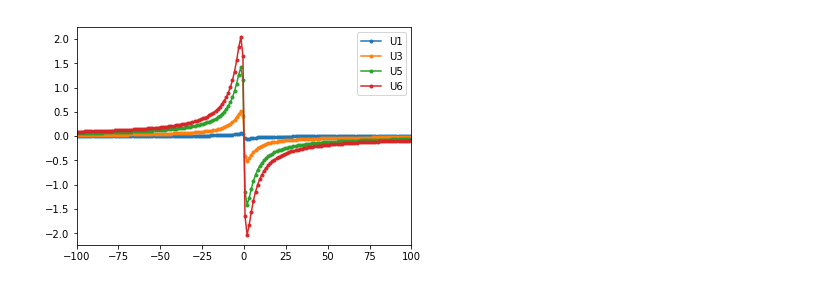
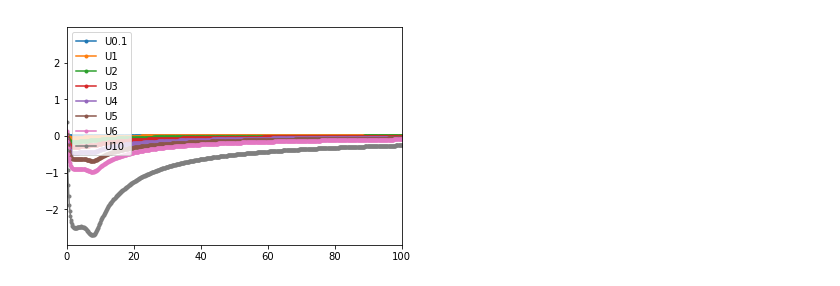
Before and after one commit to atsushiookubo/IPT, a Jupyter notebook: finding_self_energy.ipynb, the cells around one changed output. Saved outputs shown, nothing was run; the diff lists cells and outputs as text; code cells hidden in the pictures.

Commit message:
self_energy

```diff
--- a/finding_self_energy.ipynb
+++ b/finding_self_energy.ipynb
@@ -73,14 +113,15 @@ plt.show()
 # %%
 #U=3の計算開始
 #自己エネルギー。初期値0
-self_energy_iwn_U3=np.zeros_like(w_n)
+self_energy_iwn=np.zeros_like(w_n)
 new_self_energy_iwn_U3=Self_energy_iwn(3)
-relative_error_U3=np.abs((new_self_energy_iwn_U3-self_energy_iwn_U3).imag/(new_self_energy_iwn_U3.imag))
-#相対誤差が０.００１より小さくなるまでループ
-while(np.max(relative_error_U3)>10**(-3)):
+relative_error_U3=np.abs((new_self_energy_iwn_U3-self_energy_iwn).imag/(new_self_energy_iwn_U3.imag))
+#相対誤差が０.００0１より小さくなるまでループ
+while(np.max(relative_error_U3)>10**(-4)):
     new_self_energy_iwn_U3=Self_energy_iwn(3)
-    relative_error_U3=np.abs((new_self_energy_iwn_U3-self_energy_iwn_U3).imag/(new_self_energy_iwn_U3.imag))
-    self_energy_iwn_U3=k*new_self_energy_iwn_U3+(1-k)*self_energy_iwn_U3
+    relative_error_U3=np.abs((new_self_energy_iwn_U3-self_energy_iwn).imag/(new_self_energy_iwn_U3.imag))
+    self_energy_iwn=k*new_self_energy_iwn_U3+(1-k)*self_energy_iwn
+self_energy_iwn_U3=self_energy_iwn
 #U=3の計算終了
 
 plt.plot(w_n, self_energy_iwn_U3.imag, label='U3', marker=".")
@@ -111,11 +176,12 @@ plt.show()
 # %%
+
 #U=6の計算開始
 #自己エネルギー。初期値0
 self_energy_iwn_U6=np.zeros_like(w_n)
 new_self_energy_iwn_U6=Self_energy_iwn(6)
 relative_error_U6=np.abs((new_self_energy_iwn_U6-self_energy_iwn_U6).imag/(new_self_energy_iwn_U6.imag))
-#相対誤差が０.００１より小さくなるまでループ
-while(np.max(relative_error_U6)>10**(-3)):
+#相対誤差が０.００0１より小さくなるまでループ
+while(np.max(relative_error_U6)>10**(-4)):
     new_self_energy_iwn_U6=Self_energy_iwn(6)
     relative_error_U6=np.abs((new_self_energy_iwn_U6-self_energy_iwn_U6).imag/(new_self_energy_iwn_U6.imag))
     self_energy_iwn_U6=k*new_self_energy_iwn_U6+(1-k)*self_energy_iwn_U6
@@ -129,0 +196,19 @@ plt.show()
+# %%
+
+
+#U=10の計算開始
+#自己エネルギー。初期値0
+self_energy_iwn_U10=np.zeros_like(w_n)
+new_self_energy_iwn_U10=Self_energy_iwn(10)
+relative_error_U10=np.abs((new_self_energy_iwn_U6-self_energy_iwn_U10).imag/(new_self_energy_iwn_U10.imag))
+#相対誤差が０.００0１より小さくなるまでループ
+while(np.max(relative_error_U10)>10**(-4)):
+    new_self_energy_iwn_U10=Self_energy_iwn(10)
+    relative_error_U10=np.abs((new_self_energy_iwn_U10-self_energy_iwn_U10).imag/(new_self_energy_iwn_U10.imag))
+    self_energy_iwn_U10=k*new_self_energy_iwn_U10+(1-k)*self_energy_iwn_U10
+#U=10の計算終了
+
+plt.plot(w_n, self_energy_iwn_U10.imag, label='U10', marker=".")
+plt.xlim([-100,100])
+plt.legend()
+plt.show()
@@ -130,11 +217,15 @@ plt.show()
 # %%
-#U=1,3,5,6のグラフまとめ
+#U=0.1,1,2,3,4,5,6,10のグラフまとめ
+plt.plot(w_n, self_energy_iwn_U01.imag, label='U0.1', marker=".")
 plt.plot(w_n, self_energy_iwn_U1.imag, label='U1', marker=".")
+plt.plot(w_n, self_energy_iwn_U2.imag, label='U2', marker=".")
 plt.plot(w_n, self_energy_iwn_U3.imag, label='U3', marker=".")
+plt.plot(w_n, self_energy_iwn_U4.imag, label='U4', marker=".")
 plt.plot(w_n, self_energy_iwn_U5.imag, label='U5', marker=".")
 plt.plot(w_n, self_energy_iwn_U6.imag, label='U6', marker=".")
-plt.xlim([-100,100])
+plt.plot(w_n, self_energy_iwn_U10.imag, label='U10', marker=".")
+plt.xlim([0,100])
 plt.legend()
 plt.show()
 # %% [output]
-[figure, old version]
+[figure, new version]
```
Also changed, not shown: parts of 9 cells of this notebook, 2 other files.
